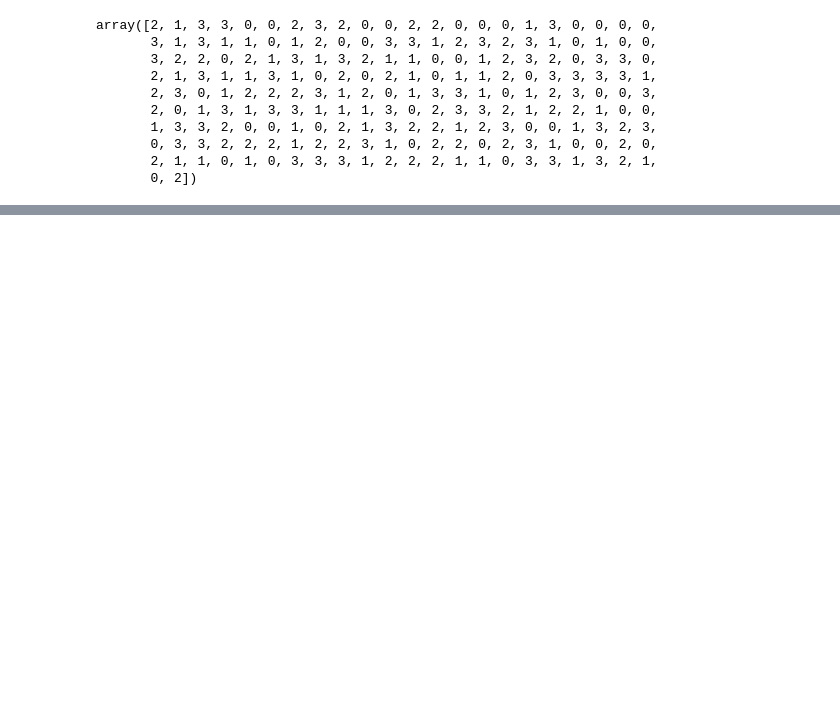
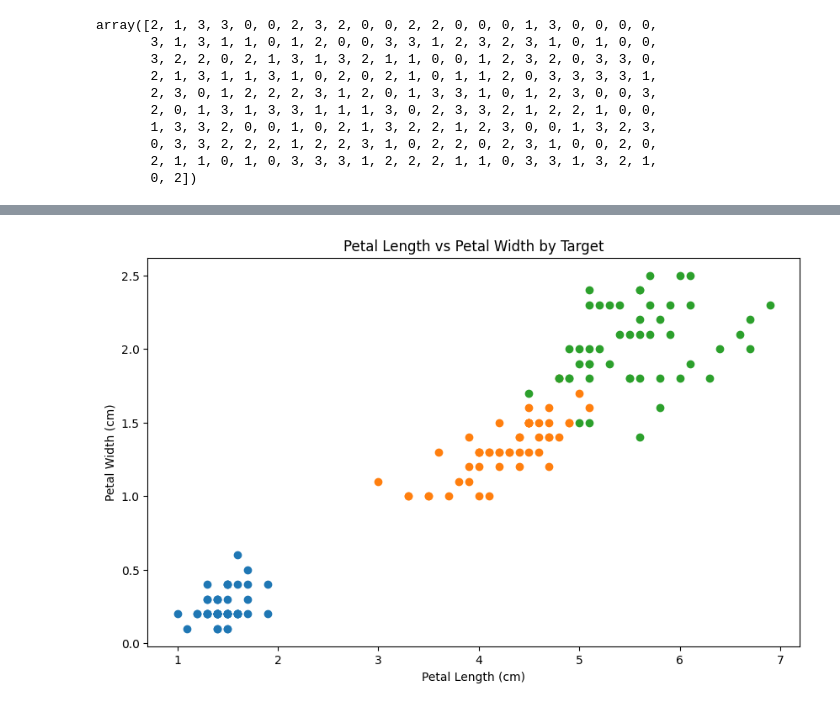
Before and after one commit to emiiliiojose/BusinessAnalysis, a Jupyter notebook: Classification_Clustering.ipynb, the cells around one changed output, grey strips where cells are left out. Saved outputs shown, nothing was run; the diff lists cells and outputs as text; code cells hidden in the pictures; blank space fills up the shorter version.

```diff
--- a/Classification_Clustering.ipynb
+++ b/Classification_Clustering.ipynb
@@ -115,0 +137,29 @@ array([2, 1, 3, 3, 0, 0, 2, 3, 2, 0, 0, 2, 2, 0, 0, 0, 1, 3, 0, 0, 0, 0,
+# %%
+# prompt: Plot the grouped data with metal length and petal width
+
+import numpy as np
+import matplotlib.pyplot as plt
+import pandas as pd
+from sklearn.datasets import load_iris
+
+# Load the Iris dataset
+iris = load_iris()
+
+# Convert the data into a DataFrame
+iris_df = pd.DataFrame(data=np.c_[iris['data'], iris['target']], columns=iris['feature_names'] + ['target'])
+
+# Group the data by target
+grouped_data = iris_df.groupby('target')
+
+
+# Plotting the grouped data for petal length vs petal width
+plt.figure(figsize=(10, 6))
+for name, group in grouped_data:
+    plt.scatter(group['petal length (cm)'], group['petal width (cm)'], label=f'Target {name}')
+
+plt.xlabel('Petal Length (cm)')
+plt.ylabel('Petal Width (cm)')
+plt.title('Petal Length vs Petal Width by Target')
+plt.show()
+# %% [output]
+[figure, added]
```
Also changed, not shown: parts of 4 cells of this notebook.
